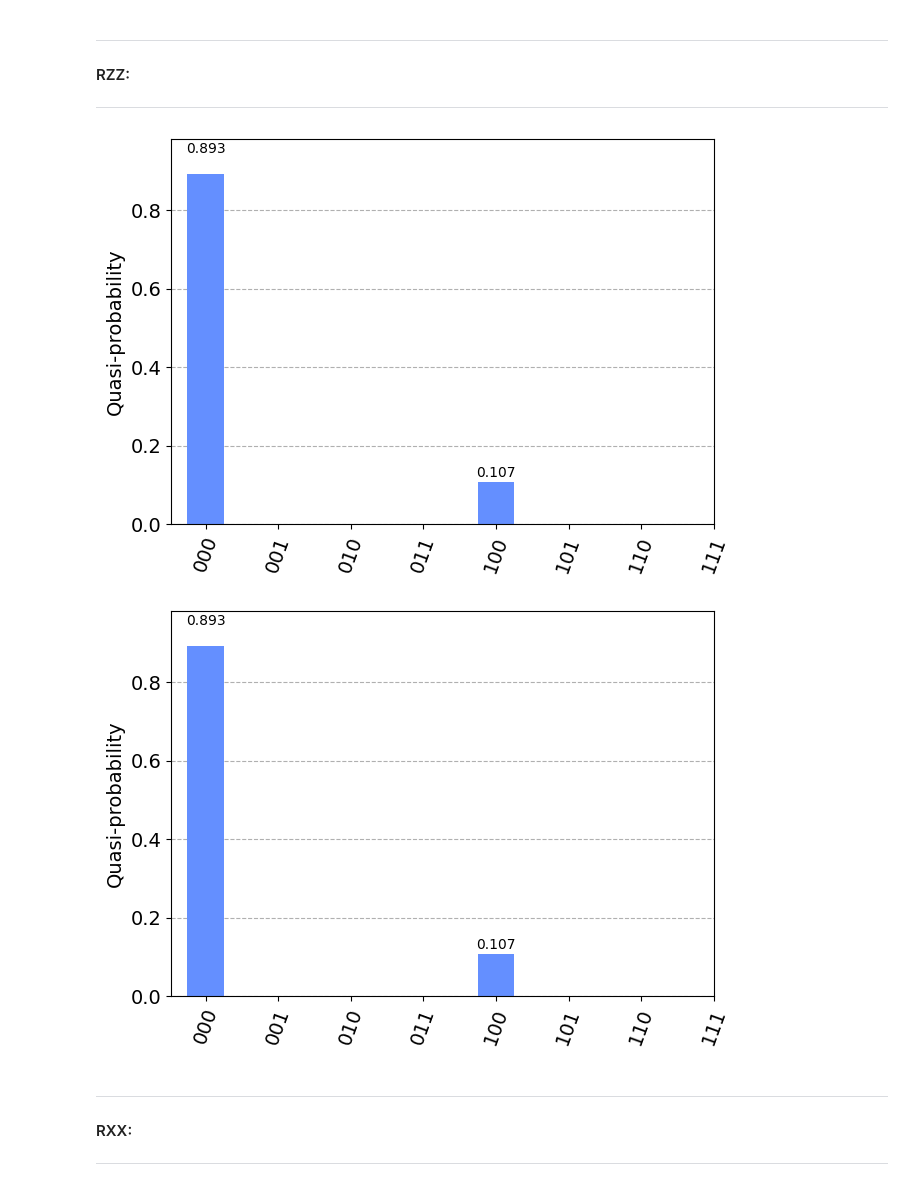
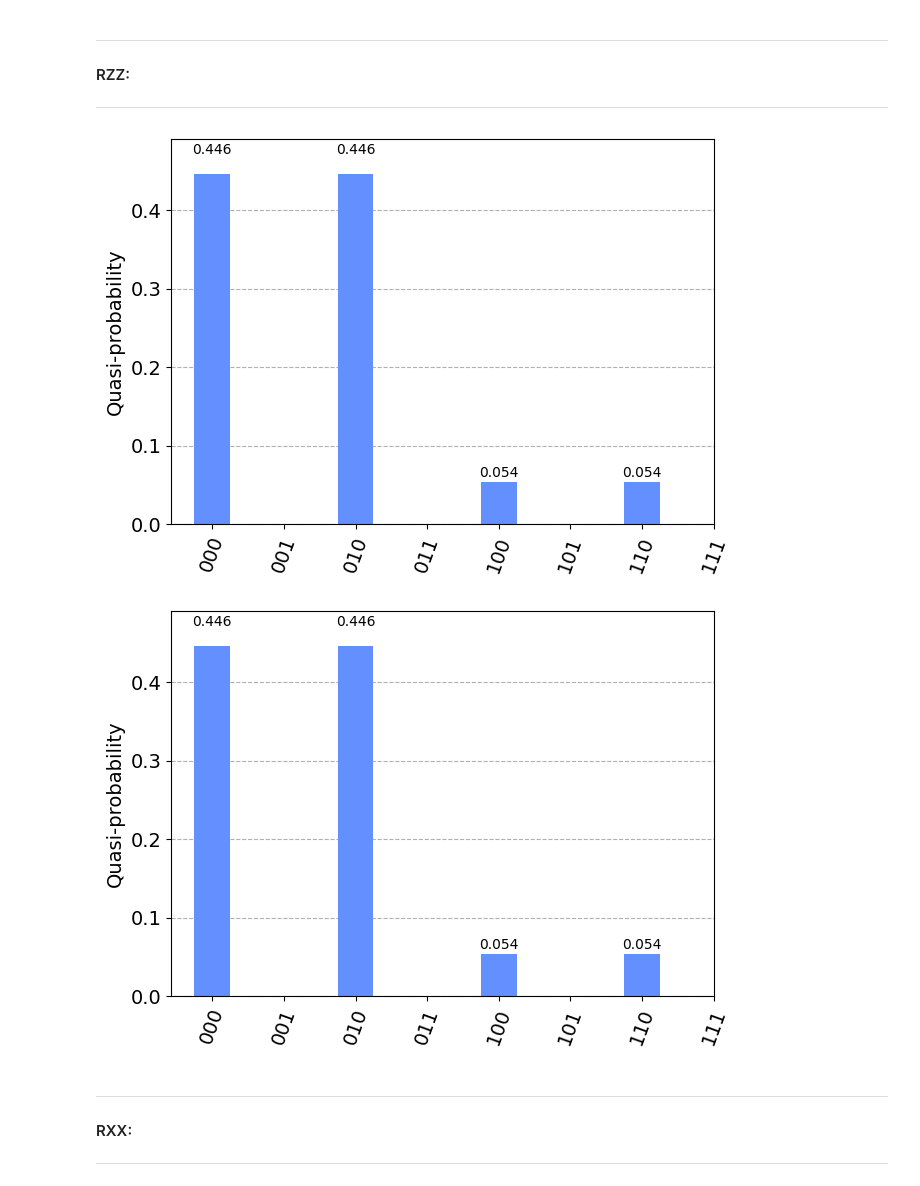
Before and after one commit to seba2390/SYMQcircuit, a Jupyter notebook: testing.ipynb, the cells around one changed output. Saved outputs shown, nothing was run; the diff lists cells and outputs as text; code cells hidden in the pictures.

```diff
--- a/testing.ipynb
+++ b/testing.ipynb
@@ -193,29 +196,33 @@ plot_histogram(probs)
 # %%
 size = 3
 nr = 2
 test = QuantumCircuit(size)
+test.h(1)
 test.rz(1/3,nr)
 test.ry(2/3,nr)
-test.rzz(theta=np.pi/3,qubit1=0,qubit2=nr)
+test.rzz(qubit1=1,qubit2=2, theta=np.pi/3)
 
 
 test2 = SYMQCircuit(size)
+test2.add_h(1)
 test2.add_rz(nr,1/3)
 test2.add_ry(nr,2/3)
-test2.add_rzz(qubit_1=0,qubit_2=nr, angle=np.pi/3)
+test2.add_rzz(qubit_1=1,qubit_2=2, angle=np.pi/3)
 
+if not np.allclose(qiskit.quantum_info.Operator(test).data,test2.get_circuit_unitary()):
+    raise ArithmeticError("Qiskit circuit unitary is different from own impl.")
 
 probabilities = test2.get_state_probabilities()
 plot_histogram(probabilities)
 # %% [output]
-[figure, old version]
+[figure, new version]
 # %%
 job = execute(test, backend)
 statevec = job.result().get_statevector()
 probs = get_state_probabilities(state_vector_=statevec)
 plot_histogram(probs)
 # %% [output]
-[figure, old version]
+[figure, new version]
 # %% [markdown]
 --------------
 #### RXX:
```
Also changed, not shown: parts of 24 cells of this notebook, 2 other files.
